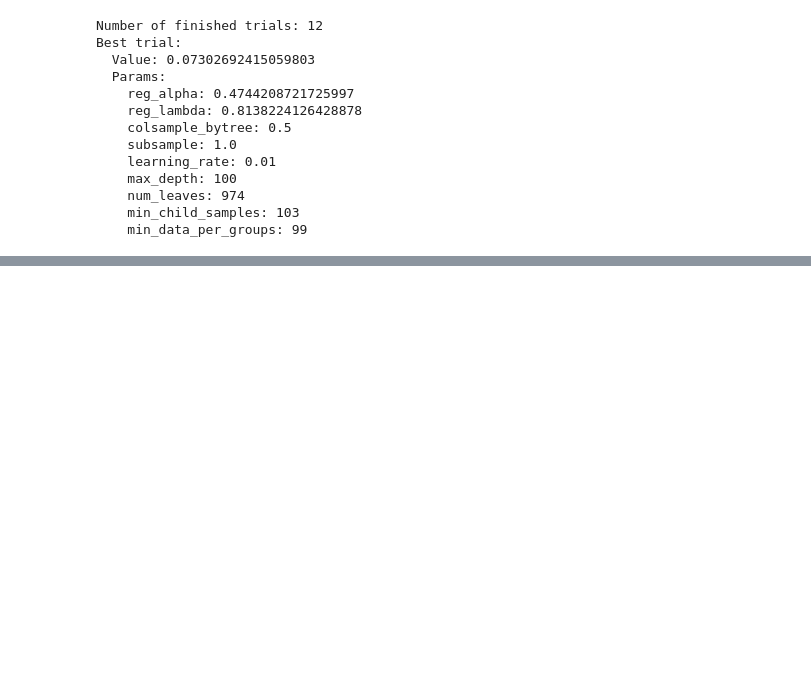
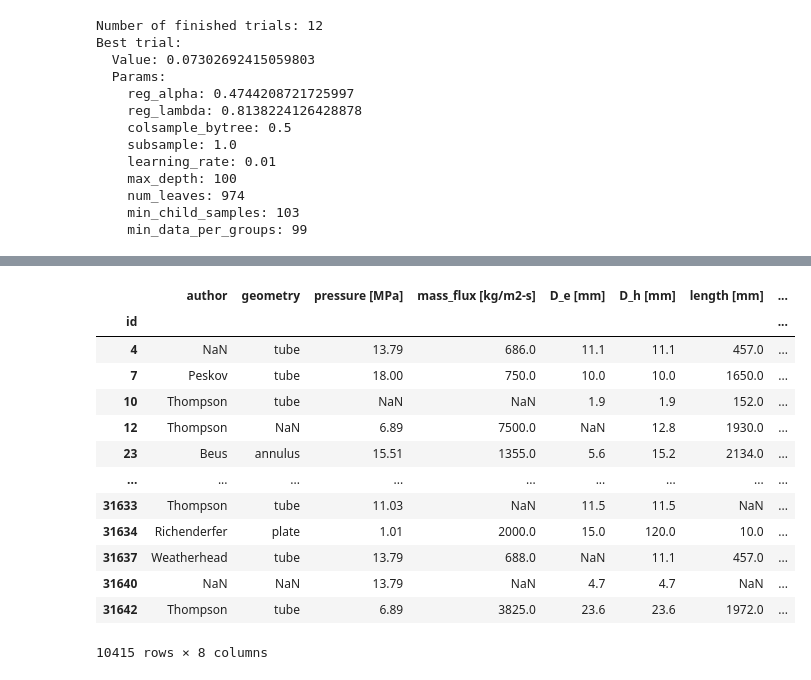
Before and after one commit to SilverSurferClash/ML_Best_Practices, a Jupyter notebook: s13-e15-reg-modelling.ipynb, the cells around one changed output, grey strips where cells are left out. Saved outputs shown, nothing was run; the diff lists cells and outputs as text; code cells hidden in the pictures; blank space fills up the shorter version.

```diff
--- a/s13-e15-reg-modelling.ipynb
+++ b/s13-e15-reg-modelling.ipynb
@@ -562,0 +603,19 @@ TypeError: Unknown type of parameter:boosting_type, got:dict
+# %%
+test_final = test.set_index("id").drop(["Train/Test", "target"], axis = 1)
+# %%
+test_final
+# %% [output]
+|  | author | geometry | pressure [MPa] | mass_flux [kg/m2-s] | D_e [mm] | D_h [mm] | length [mm] | ... |
+| id |  |  |  |  |  |  |  | ... |
+| 4 | NaN | tube | 13.79 | 686.0 | 11.1 | 11.1 | 457.0 | ... |
+| 7 | Peskov | tube | 18.00 | 750.0 | 10.0 | 10.0 | 1650.0 | ... |
+| 10 | Thompson | tube | NaN | NaN | 1.9 | 1.9 | 152.0 | ... |
+| 12 | Thompson | NaN | 6.89 | 7500.0 | NaN | 12.8 | 1930.0 | ... |
+| 23 | Beus | annulus | 15.51 | 1355.0 | 5.6 | 15.2 | 2134.0 | ... |
+| ... | ... | ... | ... | ... | ... | ... | ... | ... |
+| 31633 | Thompson | tube | 11.03 | NaN | 11.5 | 11.5 | NaN | ... |
+| 31634 | Richenderfer | plate | 1.01 | 2000.0 | 15.0 | 120.0 | 10.0 | ... |
+| 31637 | Weatherhead | tube | 13.79 | 688.0 | NaN | 11.1 | 457.0 | ... |
+| 31640 | NaN | NaN | 13.79 | NaN | 4.7 | 4.7 | NaN | ... |
+| 31642 | Thompson | tube | 6.89 | 3825.0 | 23.6 | 23.6 | 1972.0 | ... |
+10415 rows × 8 columns
```
Also changed, not shown: parts of 18 cells of this notebook.
